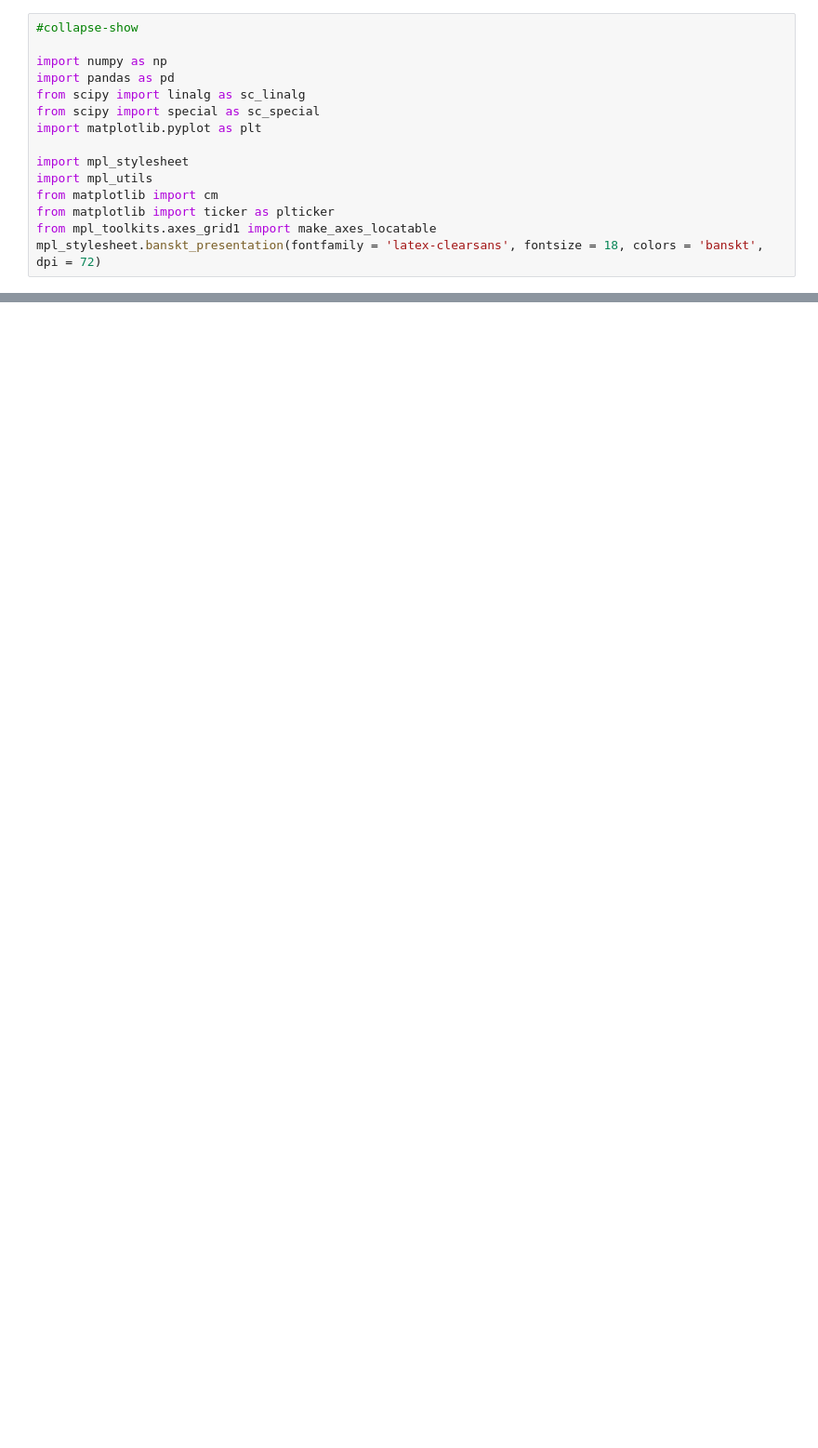
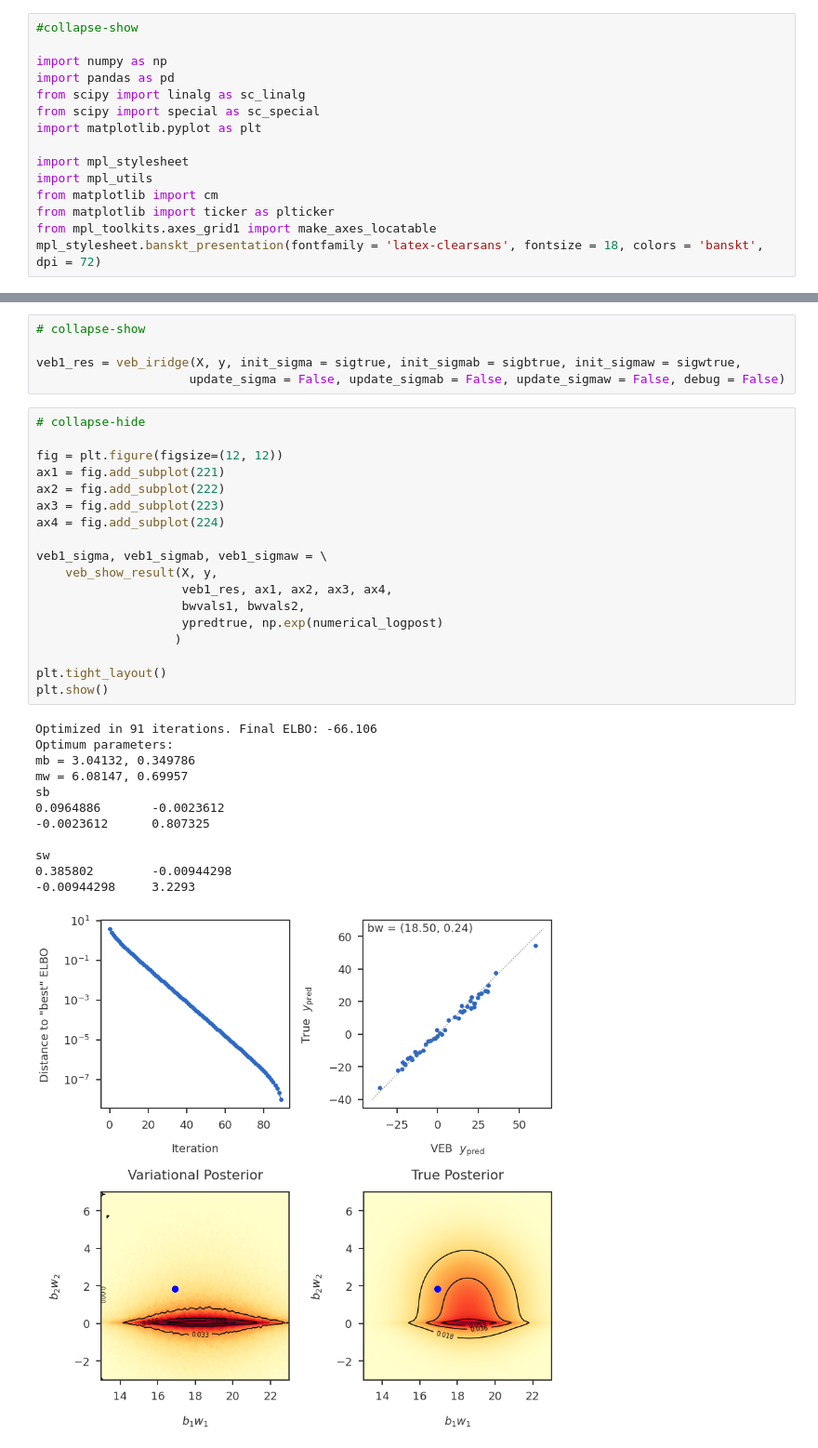
Before and after one commit to banskt/iridge-notes, a Jupyter notebook: _notebooks/2021-01-28-multiple-regression-two-predictors.ipynb, the cells around one changed output, grey strips where cells are left out. Shown at 93% size. Cells and saved outputs as stored; diff of their text form; blank space fills up the shorter version.

```diff
--- a/_notebooks/2021-01-28-multiple-regression-two-predictors.ipynb
+++ b/_notebooks/2021-01-28-multiple-regression-two-predictors.ipynb
@@ -63,0 +493,36 @@ def data_log_likelihood(X, y, b, sigma):
+# %%
+# collapse-show
+
+veb1_res = veb_iridge(X, y, init_sigma = sigtrue, init_sigmab = sigbtrue, init_sigmaw = sigwtrue,
+                     update_sigma = False, update_sigmab = False, update_sigmaw = False, debug = False)
+# %%
+# collapse-hide
+
+fig = plt.figure(figsize=(12, 12))
+ax1 = fig.add_subplot(221)
+ax2 = fig.add_subplot(222)
+ax3 = fig.add_subplot(223)
+ax4 = fig.add_subplot(224)
+
+veb1_sigma, veb1_sigmab, veb1_sigmaw = \
+    veb_show_result(X, y,
+                    veb1_res, ax1, ax2, ax3, ax4,
+                    bwvals1, bwvals2,
+                    ypredtrue, np.exp(numerical_logpost)
+                   )
+
+plt.tight_layout()
+plt.show()
+# %% [output]
+Optimized in 91 iterations. Final ELBO: -66.106
+Optimum parameters:
+mb = 3.04132, 0.349786
+mw = 6.08147, 0.69957
+sb
+0.0964886       -0.0023612
+-0.0023612      0.807325
+
+sw
+0.385802        -0.00944298
+-0.00944298     3.2293
+[figure, added]
```
Also changed, not shown: parts of 22 cells of this notebook, 2 other files.
